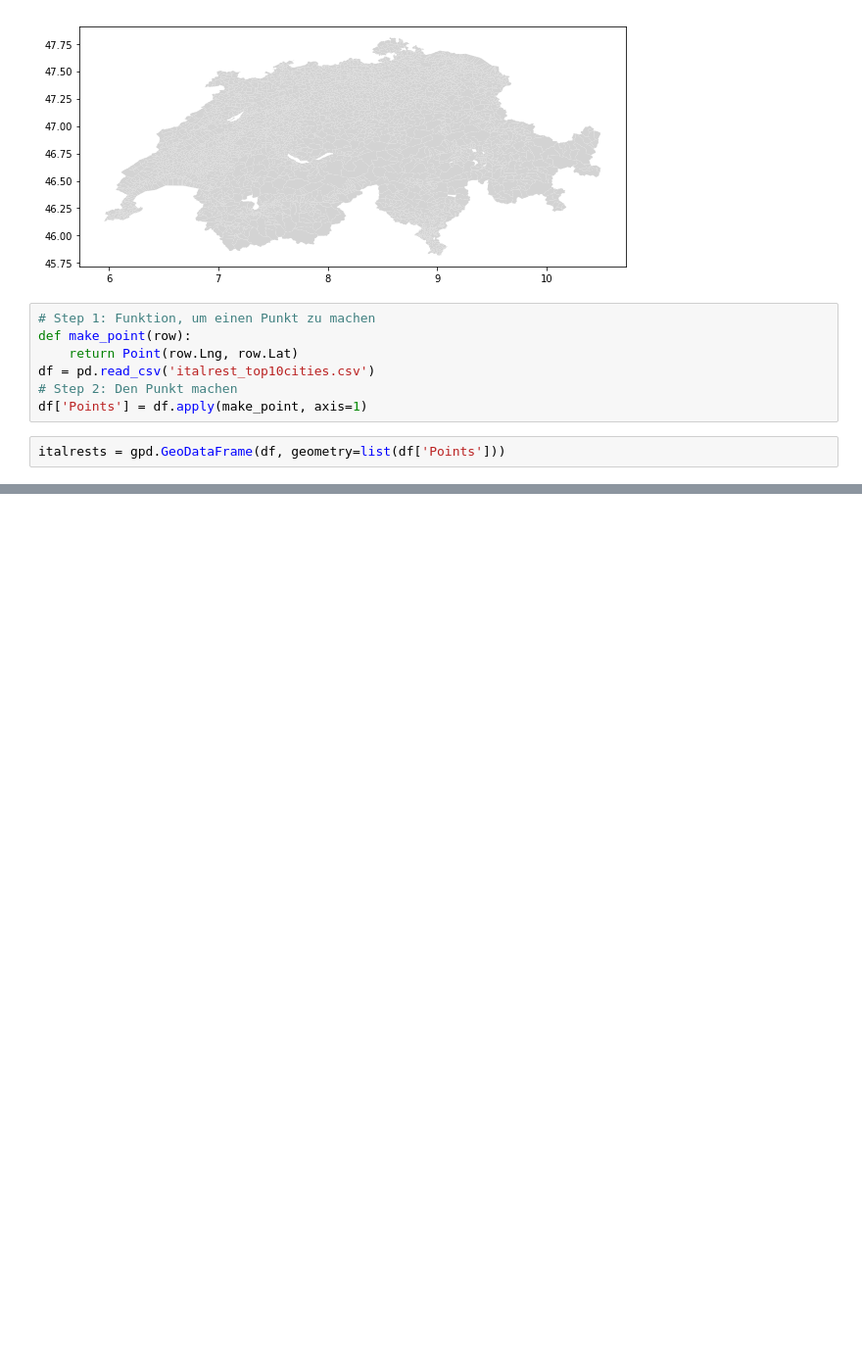
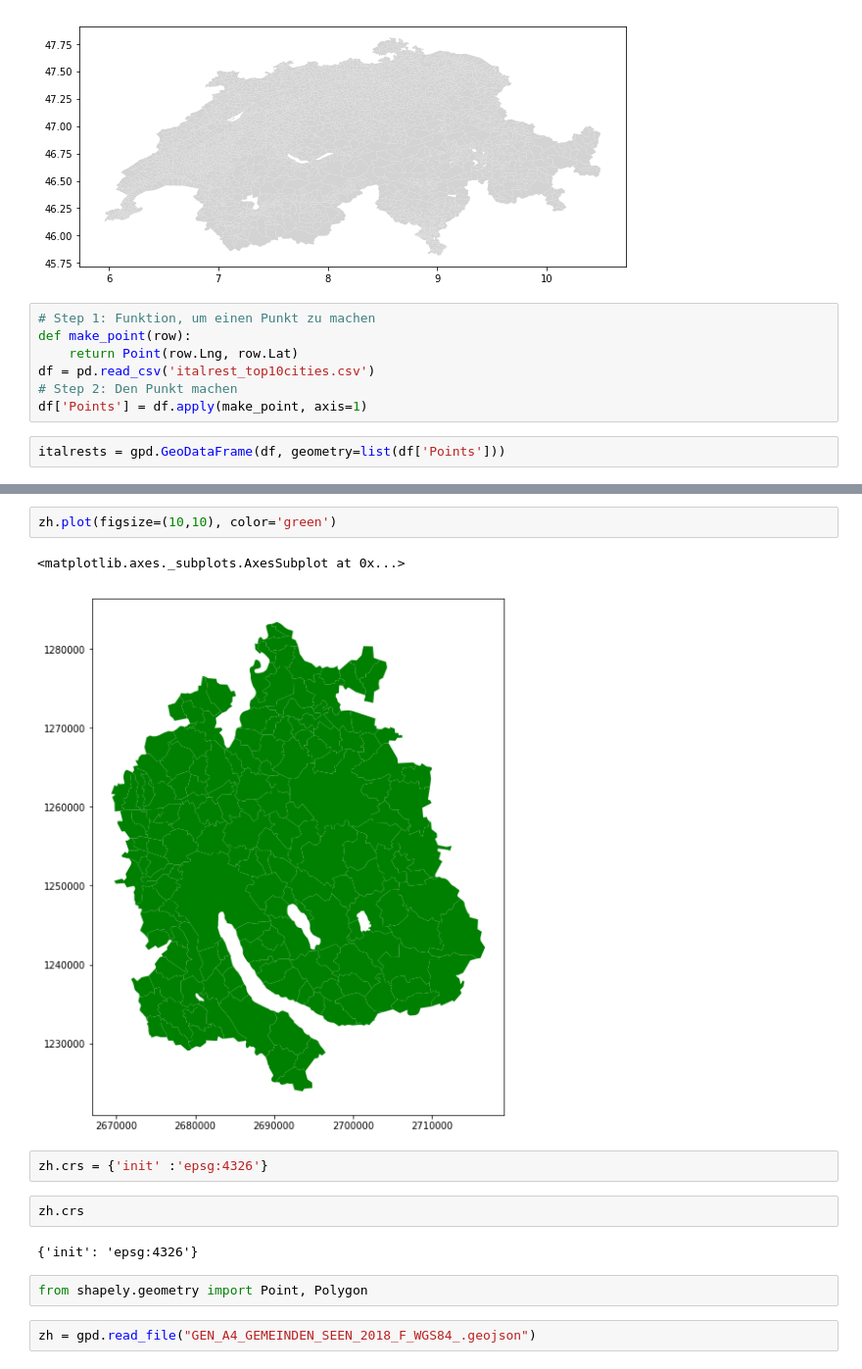
Before and after one commit to MAZ-CAS-DDJ/kurs_18_19, a Jupyter notebook: 16 Googe API, Geopandas/03 Geopandas.ipynb, the cells around one changed output, grey strips where cells are left out. Shown at 98% size. Drawn from its saved outputs; the diff is of its cells as text; blank space fills up the shorter version.

```diff
--- a/16 Googe API, Geopandas/03 Geopandas.ipynb
+++ b/16 Googe API, Geopandas/03 Geopandas.ipynb
@@ -64,0 +96,15 @@ italrests.plot(ax=ax, color='red')
+# %%
+zh.plot(figsize=(10,10), color='green')
+# %% [output]
+<matplotlib.axes._subplots.AxesSubplot at 0x...>
+[figure, added]
+# %%
+zh.crs = {'init' :'epsg:4326'}
+# %%
+zh.crs
+# %% [output]
+{'init': 'epsg:4326'}
+# %%
+from shapely.geometry import Point, Polygon
+# %%
+zh = gpd.read_file("GEN_A4_GEMEINDEN_SEEN_2018_F_WGS84_.geojson")
```
Also changed, not shown: parts of 16 cells of this notebook, 31 other files.
